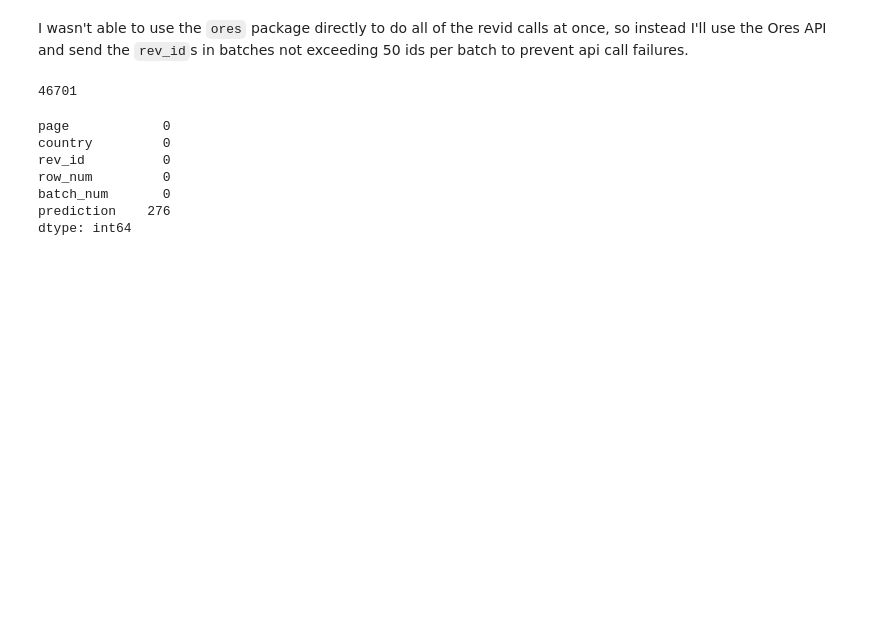
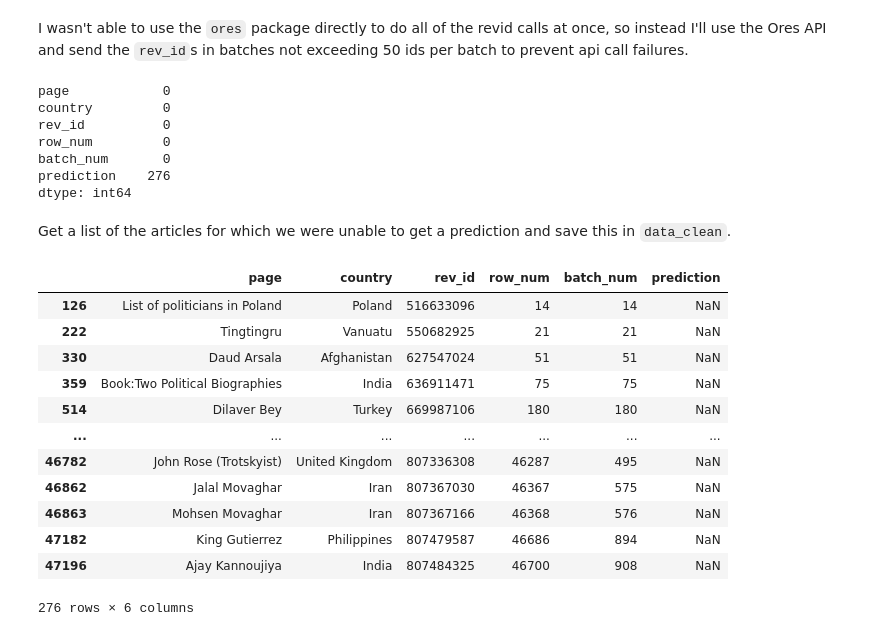
Before and after one commit to anushnap/data-512-a2, a Jupyter notebook: src/hcds-a2-bias.ipynb, the cells around one changed output. Saved outputs shown, nothing was run; the diff lists cells and outputs as text; code cells hidden in the pictures; blank space fills up the shorter version.

Commit message:
found predictions

```diff
--- a/src/hcds-a2-bias.ipynb
+++ b/src/hcds-a2-bias.ipynb
@@ -201,10 +201,6 @@ for n in range(n_batches):
 
     with open('../data_raw/api_dump/' + filename, 'w', encoding='utf-8') as f:
         json.dump(call, f, ensure_ascii = False, indent=4)
-# %%
-len(df['rev_id'].unique())
-# %% [output]
-46701
 # %%
 # Read the data back in and get the prediction if it exists
 for n in range(n_batches):
@@ -230,3 +226,21 @@ row_num         0
 batch_num       0
 prediction    276
 dtype: int64
+# %% [markdown]
+Get a list of the articles for which we were unable to get a prediction and save this in `data_clean`.
+# %%
+df.loc[df['prediction'].isnull()].to_csv('../data_clean/articles_missing_prediction.csv', index = False)
+# %% [output]
+|  | page | country | rev_id | row_num | batch_num | prediction |
+| 126 | List of politicians in Poland | Poland | 516633096 | 14 | 14 | NaN |
+| 222 | Tingtingru | Vanuatu | 550682925 | 21 | 21 | NaN |
+| 330 | Daud Arsala | Afghanistan | 627547024 | 51 | 51 | NaN |
+| 359 | Book:Two Political Biographies | India | 636911471 | 75 | 75 | NaN |
+| 514 | Dilaver Bey | Turkey | 669987106 | 180 | 180 | NaN |
+| ... | ... | ... | ... | ... | ... | ... |
+| 46782 | John Rose (Trotskyist) | United Kingdom | 807336308 | 46287 | 495 | NaN |
+| 46862 | Jalal Movaghar | Iran | 807367030 | 46367 | 575 | NaN |
+| 46863 | Mohsen Movaghar | Iran | 807367166 | 46368 | 576 | NaN |
+| 47182 | King Gutierrez | Philippines | 807479587 | 46686 | 894 | NaN |
+| 47196 | Ajay Kannoujiya | India | 807484325 | 46700 | 908 | NaN |
+276 rows × 6 columns
```
Also changed, not shown: 1 other file.
